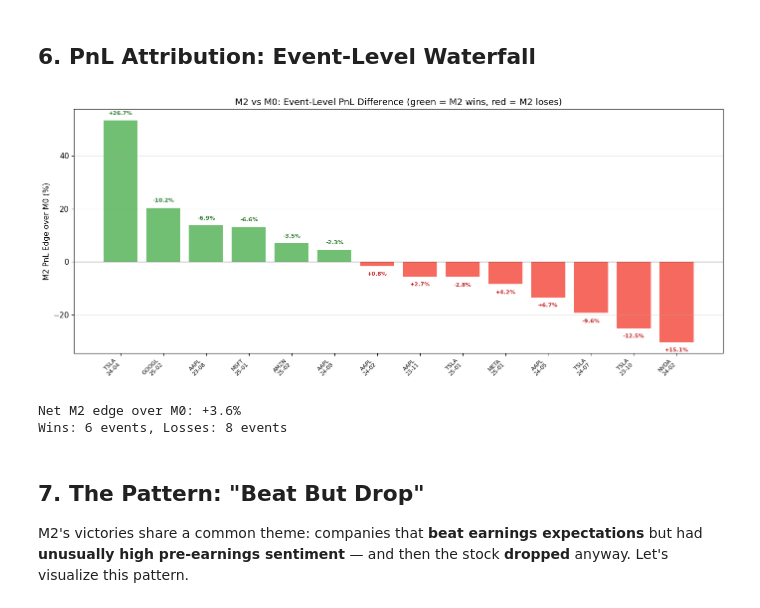
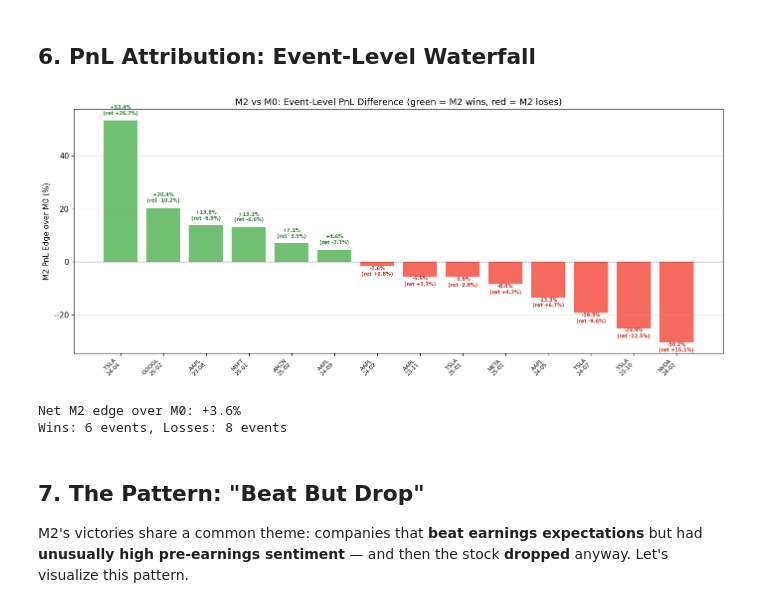
Before and after one commit to Rebas9512/hackathon2026, a Jupyter notebook: notebooks/03_executed.ipynb, the cells around one changed output. Saved outputs shown, nothing was run; the diff lists cells and outputs as text; code cells hidden in the pictures.

```diff
--- a/notebooks/03_executed.ipynb
+++ b/notebooks/03_executed.ipynb
@@ -301,37 +301,38 @@ ticker earnings_date  surprise_pct  ret_5d_pct  target  m0_pred  m2_pred  sent_m
 # %%
 # Sort by M2 edge (biggest wins first)
 rdf_sorted = rdf[rdf['m2_edge'] != 0].sort_values('m2_edge', ascending=False).copy()
 
 fig, ax = plt.subplots(figsize=(14, 6))
 colors = ['#4CAF50' if e > 0 else '#F44336' for e in rdf_sorted['m2_edge']]
 labels = [f"{r['ticker']}\n{r['earnings_date'].strftime('%y-%m')}" for _, r in rdf_sorted.iterrows()]
 
 bars = ax.bar(range(len(rdf_sorted)), rdf_sorted['m2_edge'] * 100, color=colors, alpha=0.8)
 ax.set_xticks(range(len(rdf_sorted)))
 ax.set_xticklabels(labels, fontsize=8, rotation=45, ha='right')
 ax.axhline(y=0, color='black', linewidth=0.8)
 ax.set_ylabel('M2 PnL Edge over M0 (%)')
 ax.set_title('M2 vs M0: Event-Level PnL Difference (green = M2 wins, red = M2 loses)', fontsize=13)
 ax.grid(axis='y', alpha=0.3)
 
-# Annotate EVERY bar with its ret_5d percentage
+# Annotate EVERY bar: edge % on bar, ret_5d % in parentheses
 for i, (_, r) in enumerate(rdf_sorted.iterrows()):
     edge_val = r['m2_edge'] * 100
+    ret_val = r['ret_5d_pct']
     offset_y = 8 if edge_val >= 0 else -14
-    ax.annotate(f"{r['ret_5d_pct']:+.1f}%", (i, edge_val),
+    ax.annotate(f"{edge_val:+.1f}%\n(ret {ret_val:+.1f}%)", (i, edge_val),
                 textcoords='offset points', xytext=(0, offset_y),
-                ha='center', fontsize=8, fontweight='bold',
+                ha='center', fontsize=7, fontweight='bold',
                 color='#2E7D32' if edge_val >= 0 else '#C62828')
 
 plt.tight_layout()
 plt.savefig('../outputs/m2_pnl_attribution.png', dpi=150, bbox_inches='tight')
 plt.show()
 
 total_edge = rdf['m2_edge'].sum() * 100
 print(f'Net M2 edge over M0: {total_edge:+.1f}%')
 print(f'Wins: {(rdf["m2_edge"]>0).sum()} events, Losses: {(rdf["m2_edge"]<0).sum()} events')
 # %% [output]
-[figure, old version]
+[figure, new version]
 Net M2 edge over M0: +3.6%
 Wins: 6 events, Losses: 8 events
 # %% [markdown]
```
Also changed, not shown: 2 other files.
